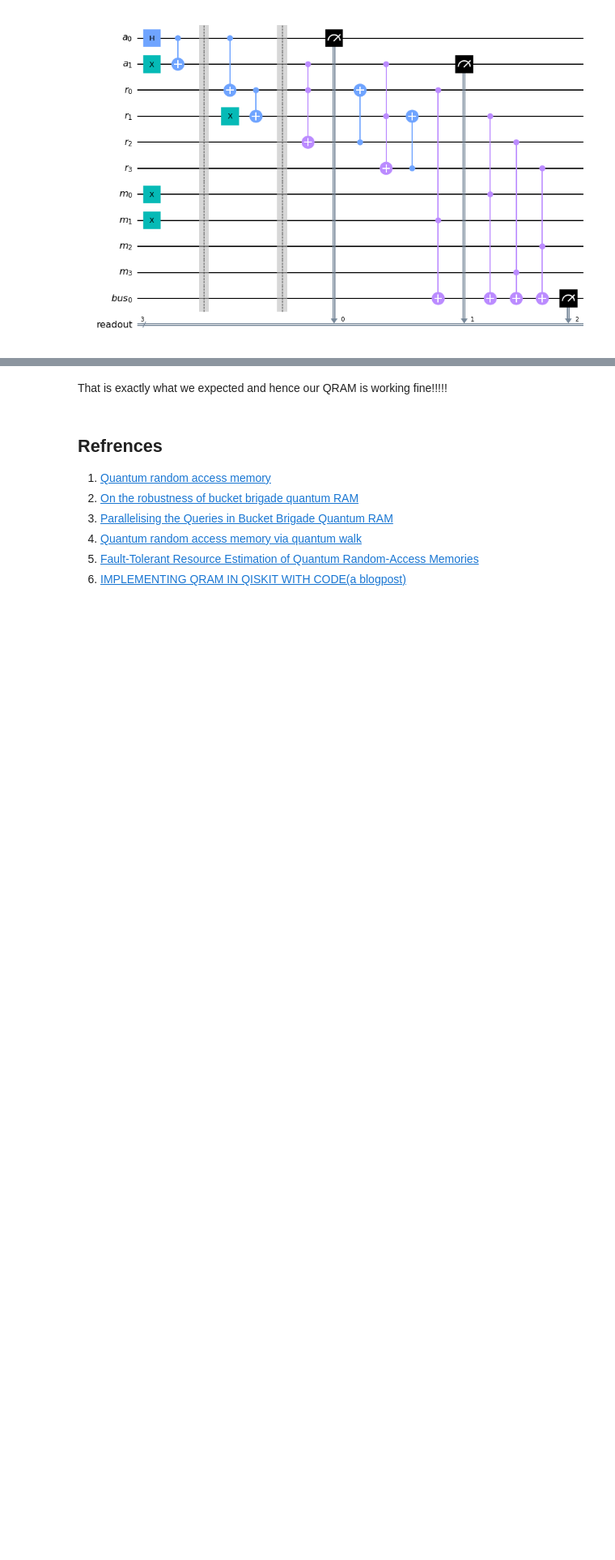
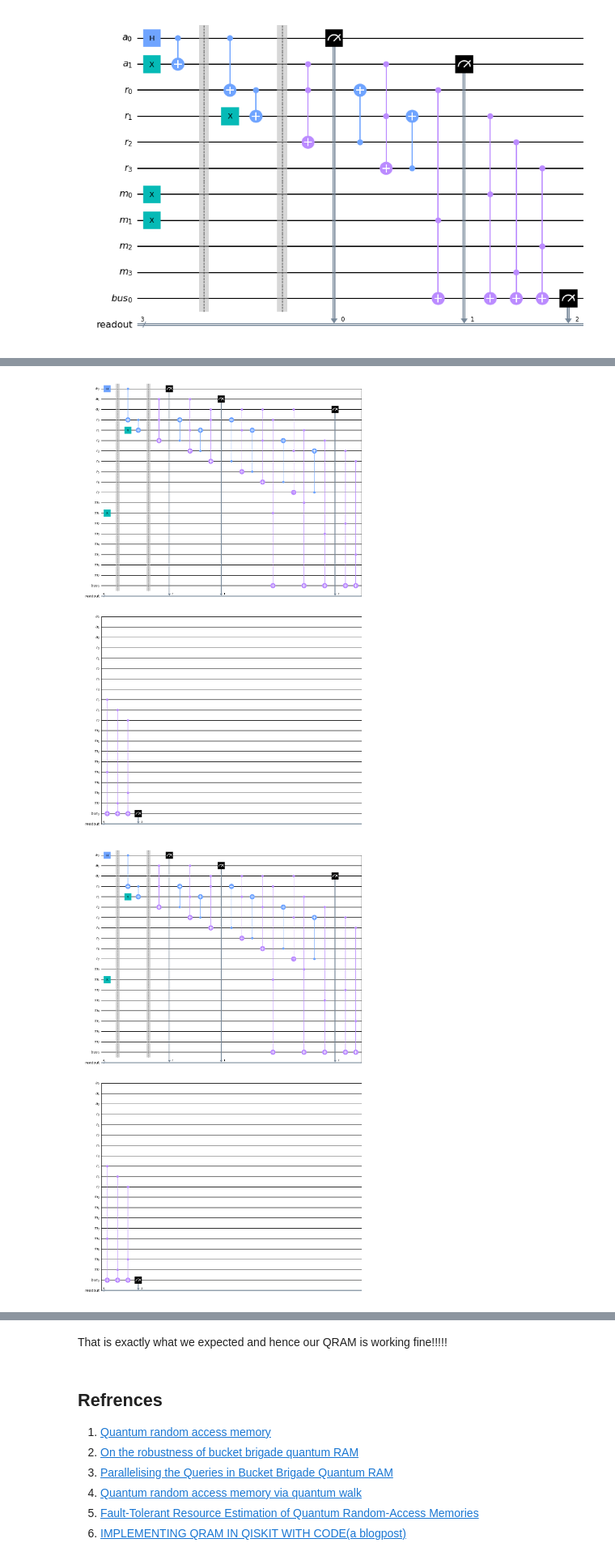
Before and after one commit to singhmeet11/Boosting-Algorithm, a Jupyter notebook: QRAM/QRAM.ipynb, the cells around one changed output, grey strips where cells are left out. Shown: that part at 81% size. Drawn from its saved outputs; the diff is of its cells as text; code cells hidden in the pictures; blank space fills up the shorter version.

```diff
--- a/QRAM/QRAM.ipynb
+++ b/QRAM/QRAM.ipynb
@@ -353,0 +355,7 @@ plot_histogram(counts)
+# %%
+qc_3 = QRAM(3)
+# %%
+qc_3.draw('mpl')
+# %% [output]
+[figure, added]
+[figure, added]
```
Also changed, not shown: parts of 9 cells of this notebook.
